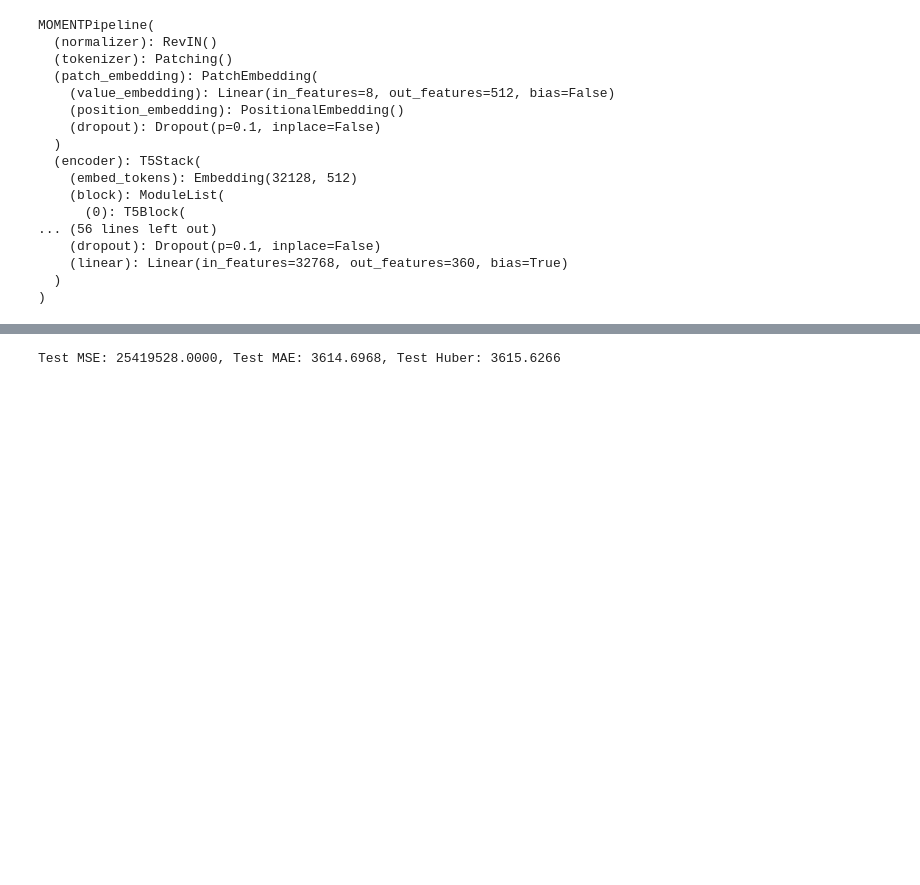
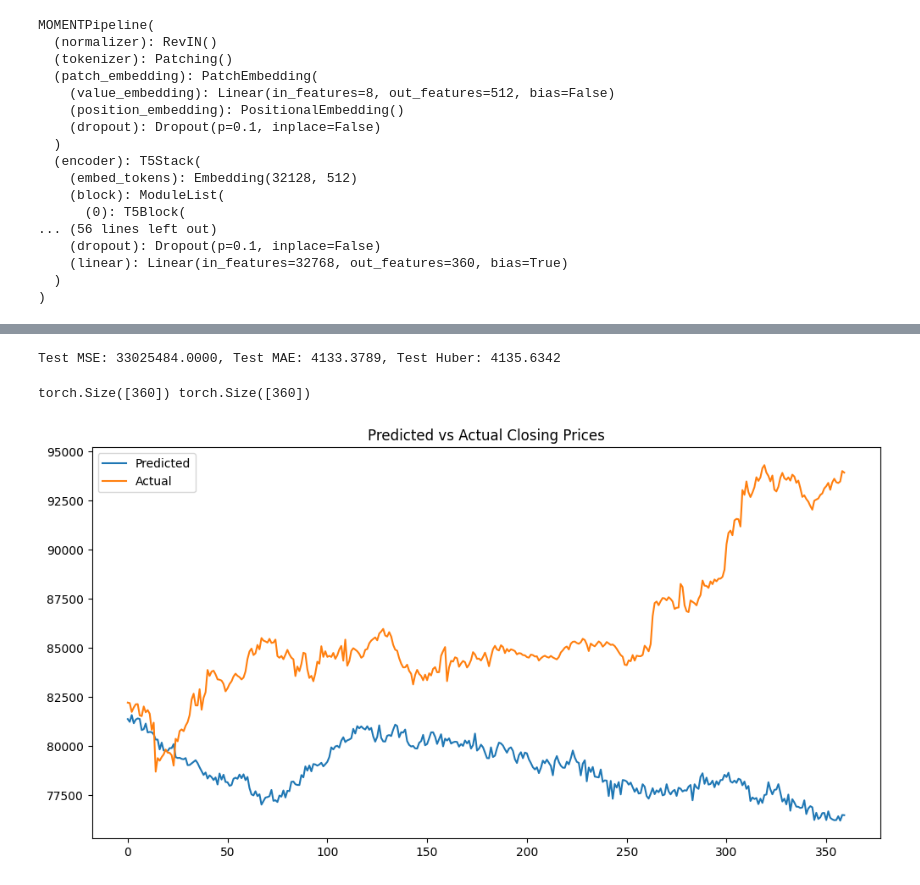
Before and after one commit to UpM-BSc-Ai-projects/Data-Mining-Project, a Jupyter notebook: Sattar (MOMENT)/moment.ipynb, the cells around one changed output, grey strips where cells are left out. Saved outputs shown, nothing was run; the diff lists cells and outputs as text; code cells hidden in the pictures; blank space fills up the shorter version.

```diff
--- a/Sattar (MOMENT)/moment.ipynb
+++ b/Sattar (MOMENT)/moment.ipynb
@@ -153,7 +154,7 @@ mse_loss_fn.to(device)
 huber_loss_fn.to(device)
 
 # Optimizer
-optimizer = optim.Adam(model.parameters(), lr=1e-4, weight_decay=1e-2)
+optimizer = optim.Adam(model.parameters(), lr=1e-3, weight_decay=1e-2)
 
 # Metrics
 metric_mse = MeanSquaredError().to(device)
@@ -162,7 +163,7 @@ metric_mae = MeanAbsoluteError().to(device)
 # Scheduler
 from torch.optim.lr_scheduler import OneCycleLR
 total_steps = len(train_loader) * num_epochs
-scheduler = OneCycleLR(optimizer, max_lr=1e-4, total_steps=total_steps)
+scheduler = OneCycleLR(optimizer, max_lr=1e-3, total_steps=total_steps)
 max_grad_norm = 5.0
 # %%
 # Training loop
@@ -178,7 +179,7 @@ for epoch in range(num_epochs):
         output = model(x_enc=series, input_mask=mask)  # forward pass # shape [B, 360] from forecasting head
         # print(output.forecast.shape, target.shape)
         # loss = mse_loss_fn(output.forecast, target)
-        loss = huber_loss_fn(output.forecast[:, 3, :], target)
+        loss = mse_loss_fn(output.forecast[:, 3, :], target)
         loss.backward()
 
         # torch.nn.utils.clip_grad_norm_(model.parameters(), max_grad_norm)
@@ -212,6 +231,8 @@ for epoch in range(num_epochs):
 model.eval()
 test_losses = []
 metric_mse.reset(); metric_mae.reset()
+predicted_values = []
+target_values = []
 with torch.no_grad():
     for series, target, mask in test_loader:
         series, target, mask = series.to(device), target.to(device), mask.to(device)
@@ -221,6 +242,9 @@ with torch.no_grad():
         metric_mse(preds, target)
         metric_mae(preds, target)
 
+        predicted_values = preds[-1].cpu()
+        target_values = target[-1].cpu()
+
         # For reporting Huber:
         test_losses.append(huber_loss_fn(output.forecast[:, 3, :], target).item())
 test_mse = metric_mse.compute().item()
@@ -229,4 +253,8 @@ test_huber = np.mean(test_losses)
 
 print(f"Test MSE: {test_mse:.4f}, Test MAE: {test_mae:.4f}, Test Huber: {test_huber:.4f}")
 # %% [output]
-Test MSE: 25419528.0000, Test MAE: 3614.6968, Test Huber: 3615.6266
+Test MSE: 33025484.0000, Test MAE: 4133.3789, Test Huber: 4135.6342
+# %%
+print(predicted_values.shape, target_values.shape)
+# %% [output]
+torch.Size([360]) torch.Size([360])
@@ -232,0 +263,9 @@ Test MSE: 25419528.0000, Test MAE: 3614.6968, Test Huber: 3615.6266
+# %%
+plt.figure(figsize=(12, 6))
+plt.plot(predicted_values, label='Predicted')
+plt.plot(target_values, label='Actual')
+plt.title('Predicted vs Actual Closing Prices')
+plt.legend()
+plt.show()
+# %% [output]
+[figure, added]
```
Also changed, not shown: parts of 6 cells of this notebook, 2 other files.
